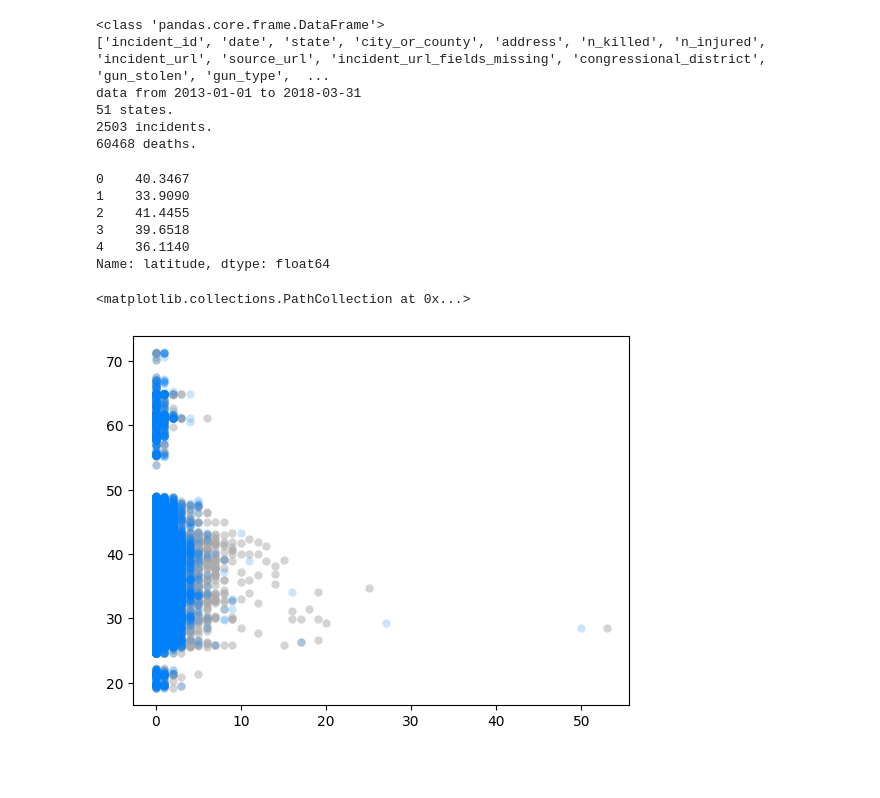
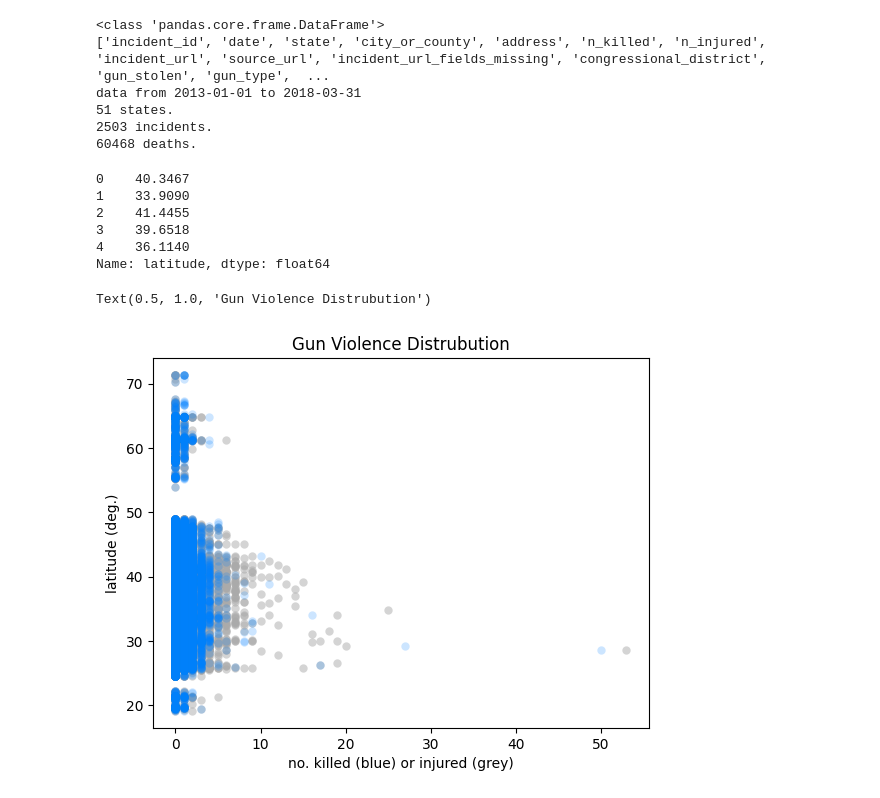
Before and after one commit to usefulmove/code, a Jupyter notebook: guns/guns.ipynb, the cells around one changed output. Cells and saved outputs as stored; diff of their text form; code cells hidden in the pictures; blank space fills up the shorter version.

```diff
--- a/guns/guns.ipynb
+++ b/guns/guns.ipynb
@@ -40,19 +40,22 @@ data from 2013-01-01 to 2018-03-31
 2503 incidents.
 60468 deaths.
 # %%
-print(data.latitude.head())
+display(data.latitude.head())
 
 plt.scatter(data.n_injured, data.latitude, alpha=0.5, lw=0, color="#aaaaaa")
 plt.scatter(data.n_killed, data.latitude, alpha=0.2, lw=0, color="#0080ff")
+plt.xlabel("no. killed (blue) or injured (grey)")
+plt.ylabel("latitude (deg.)")
+plt.title("Gun Violence Distrubution")
 # %% [output]
 0    40.3467
 1    33.9090
 2    41.4455
 3    39.6518
 4    36.1140
 Name: latitude, dtype: float64
-<matplotlib.collections.PathCollection at 0x...>
+Text(0.5, 1.0, 'Gun Violence Distrubution')
-[figure, old version]
+[figure, new version]
 # %%
 # calculate per capita data and plot versus latitude
 
```
Also changed, not shown: parts of 5 cells of this notebook.
